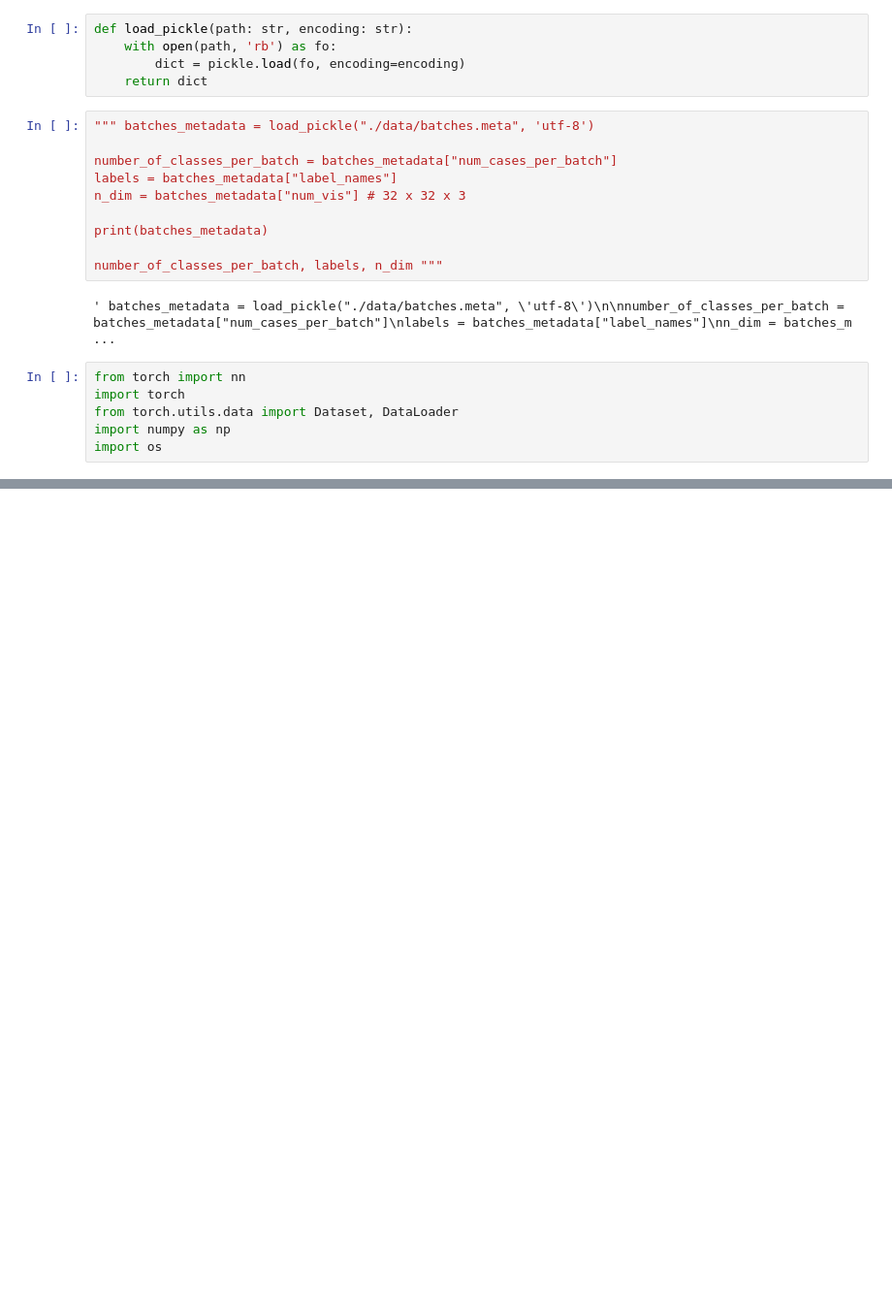
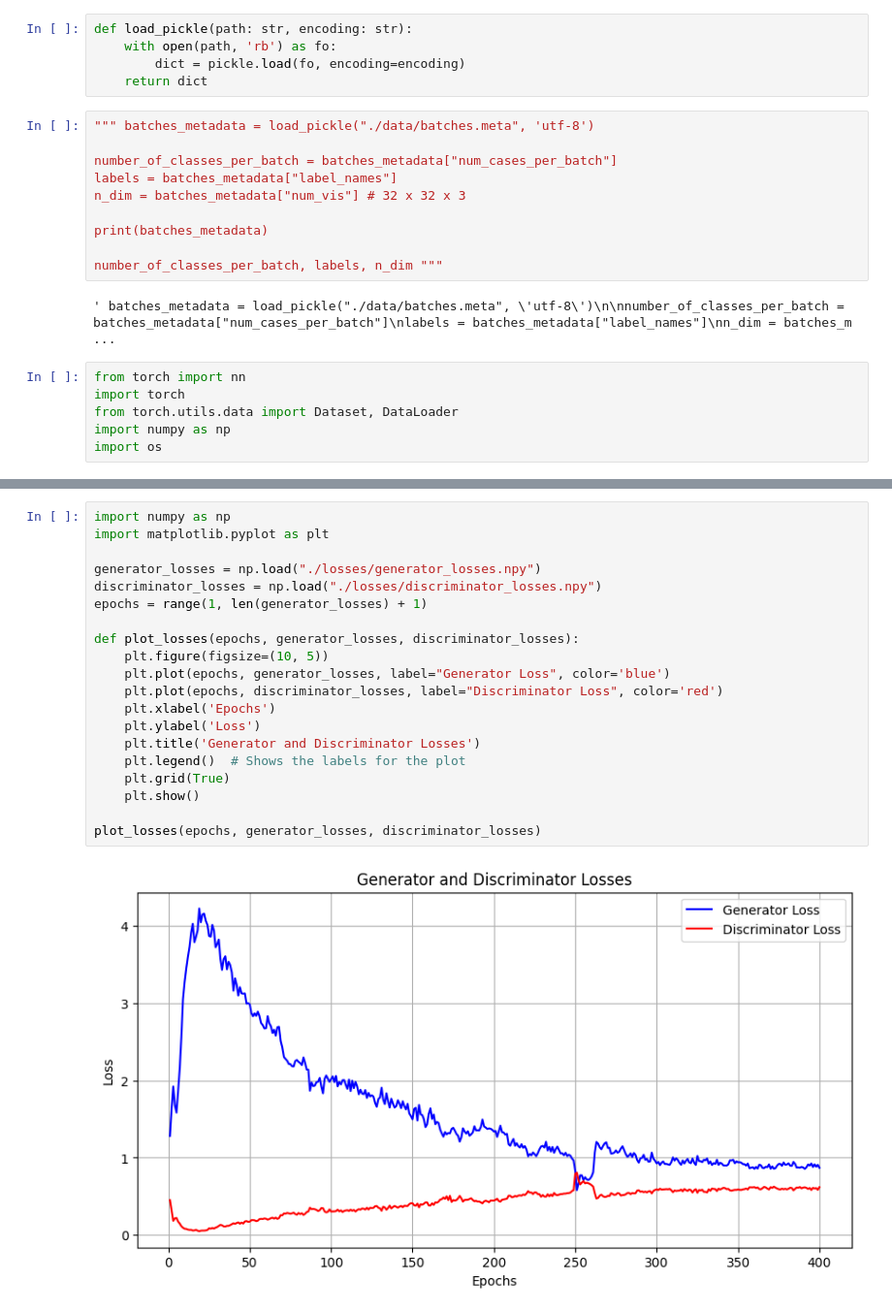
Before and after one commit to berkaytrhn/paper-implementations, a Jupyter notebook: Generative Adversarial Networks/basic/playground.ipynb, the cells around one changed output, grey strips where cells are left out. Shown at 97% size. Cells and saved outputs as stored; diff of their text form; blank space fills up the shorter version.

```diff
--- a/Generative Adversarial Networks/basic/playground.ipynb
+++ b/Generative Adversarial Networks/basic/playground.ipynb
@@ -172,0 +277,22 @@ KeyboardInterrupt:
+# %%
+import numpy as np
+import matplotlib.pyplot as plt
+
+generator_losses = np.load("./losses/generator_losses.npy")
+discriminator_losses = np.load("./losses/discriminator_losses.npy")
+epochs = range(1, len(generator_losses) + 1)
+
+def plot_losses(epochs, generator_losses, discriminator_losses):
+    plt.figure(figsize=(10, 5))
+    plt.plot(epochs, generator_losses, label="Generator Loss", color='blue')
+    plt.plot(epochs, discriminator_losses, label="Discriminator Loss", color='red')
+    plt.xlabel('Epochs')
+    plt.ylabel('Loss')
+    plt.title('Generator and Discriminator Losses')
+    plt.legend()  # Shows the labels for the plot
+    plt.grid(True)
+    plt.show()
+
+plot_losses(epochs, generator_losses, discriminator_losses)
+# %% [output]
+[figure, added]
```
Also changed, not shown: parts of 19 cells of this notebook, 12 other files.
